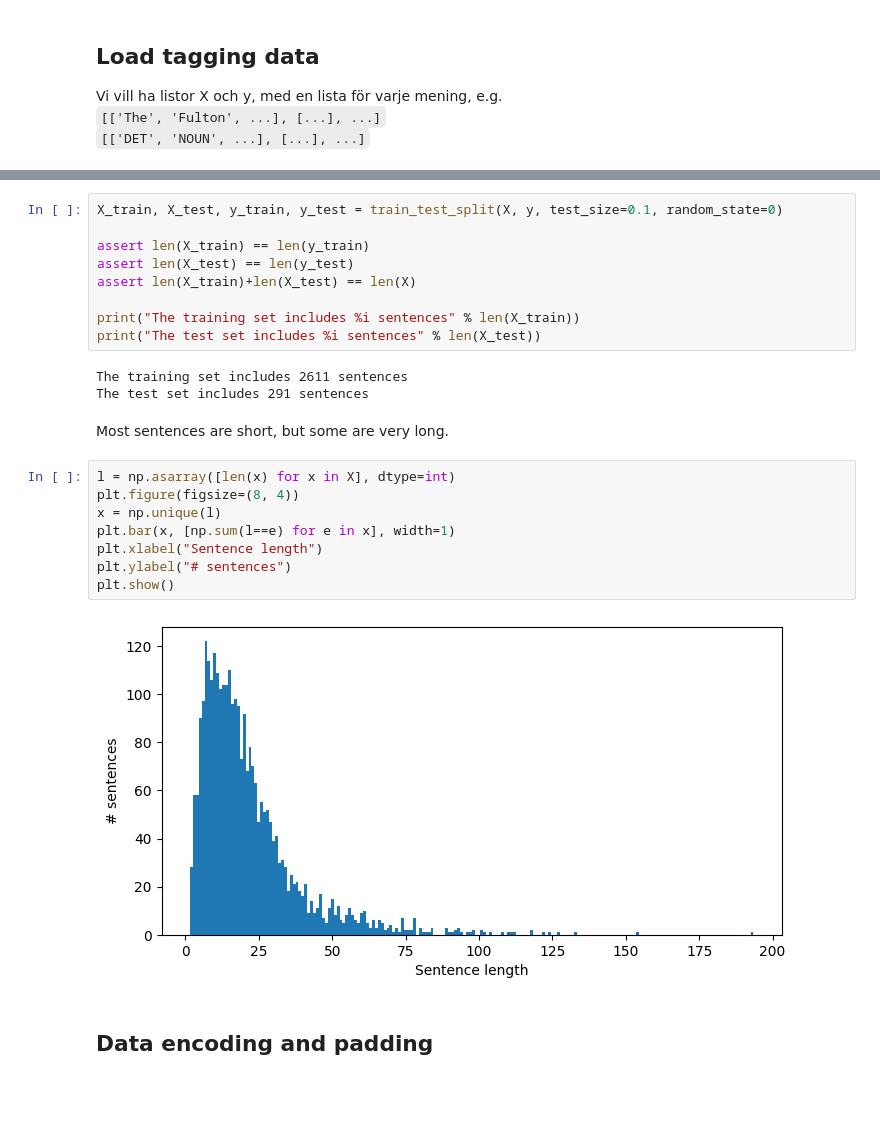
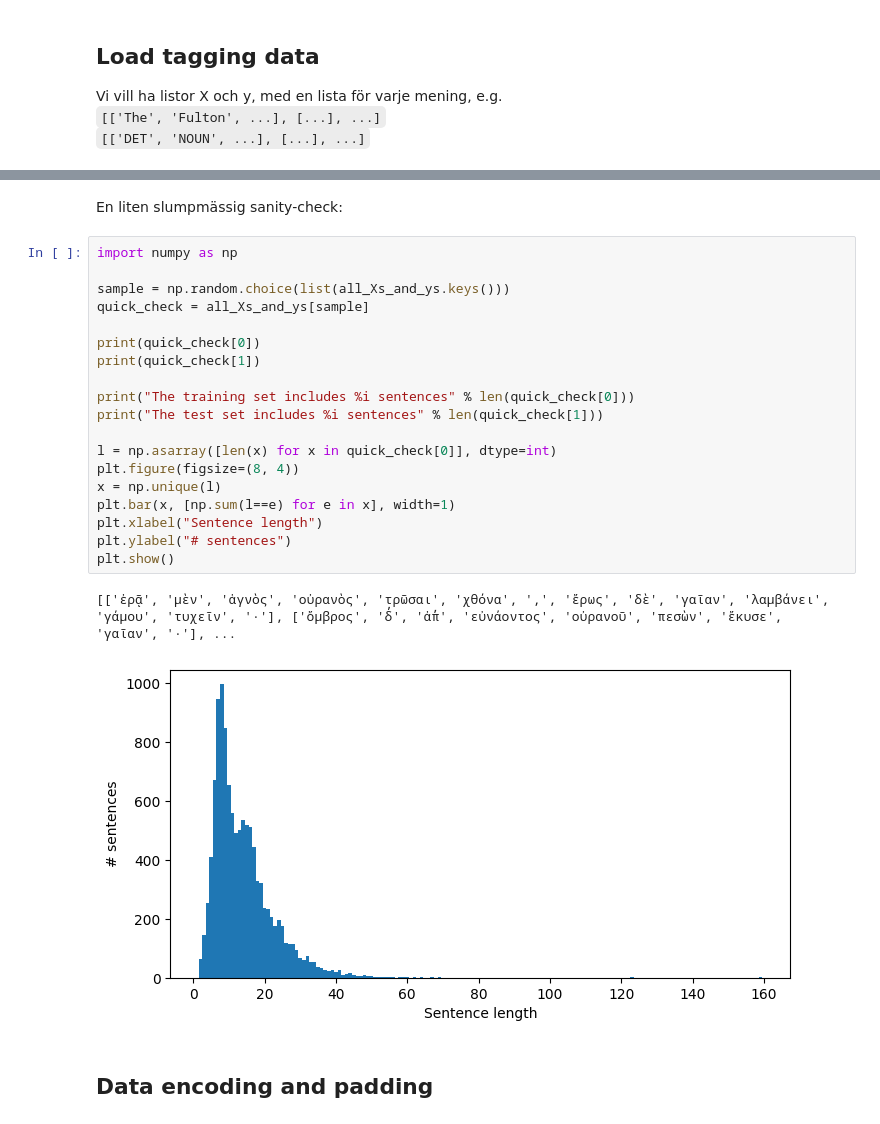
Before and after one commit to Urdatorn/5LN708, a Jupyter notebook: assignment2.ipynb, the cells around one changed output, grey strips where cells are left out. Drawn from its saved outputs; the diff is of its cells as text; blank space fills up the shorter version.

```diff
--- a/assignment2.ipynb
+++ b/assignment2.ipynb
@@ -113,27 +175,27 @@ Train Thai: ['# filename = ESUN001-PART007\n# ', '= 991\n# text = ความ
-# %%
-X_train, X_test, y_train, y_test = train_test_split(X, y, test_size=0.1, random_state=0)
-
-assert len(X_train) == len(y_train)
-assert len(X_test) == len(y_test)
-assert len(X_train)+len(X_test) == len(X)
-
-print("The training set includes %i sentences" % len(X_train))
-print("The test set includes %i sentences" % len(X_test))
-# %% [output]
-The training set includes 2611 sentences
-The test set includes 291 sentences
-# %% [markdown]
-Most sentences are short, but some are very long.
+# %% [markdown]
+En liten slumpmässig sanity-check:
 # %%
-l = np.asarray([len(x) for x in X], dtype=int)
+import numpy as np
+
+sample = np.random.choice(list(all_Xs_and_ys.keys()))
+quick_check = all_Xs_and_ys[sample]
+
+print(quick_check[0])
+print(quick_check[1])
+
+print("The training set includes %i sentences" % len(quick_check[0]))
+print("The test set includes %i sentences" % len(quick_check[1]))
+
+l = np.asarray([len(x) for x in quick_check[0]], dtype=int)
 plt.figure(figsize=(8, 4))
 x = np.unique(l)
 plt.bar(x, [np.sum(l==e) for e in x], width=1)
 plt.xlabel("Sentence length")
 plt.ylabel("# sentences")
 plt.show()
 # %% [output]
+[['ἐρᾷ', 'μὲν', 'ἁγνὸς', 'οὐρανὸς', 'τρῶσαι', 'χθόνα', ',', 'ἔρως', 'δὲ', 'γαῖαν', 'λαμβάνει', 'γάμου', 'τυχεῖν', '·'], ['ὄμβρος', 'δ̓', 'ἀπ̓', 'εὐνάοντος', 'οὐρανοῦ', 'πεσὼν', 'ἔκυσε', 'γαῖαν', '·'], ...
-[figure, old version]
+[figure, new version]
 # %% [markdown]
 ## Data encoding and padding
 # %%
```
Also changed, not shown: parts of 4 cells of this notebook.
